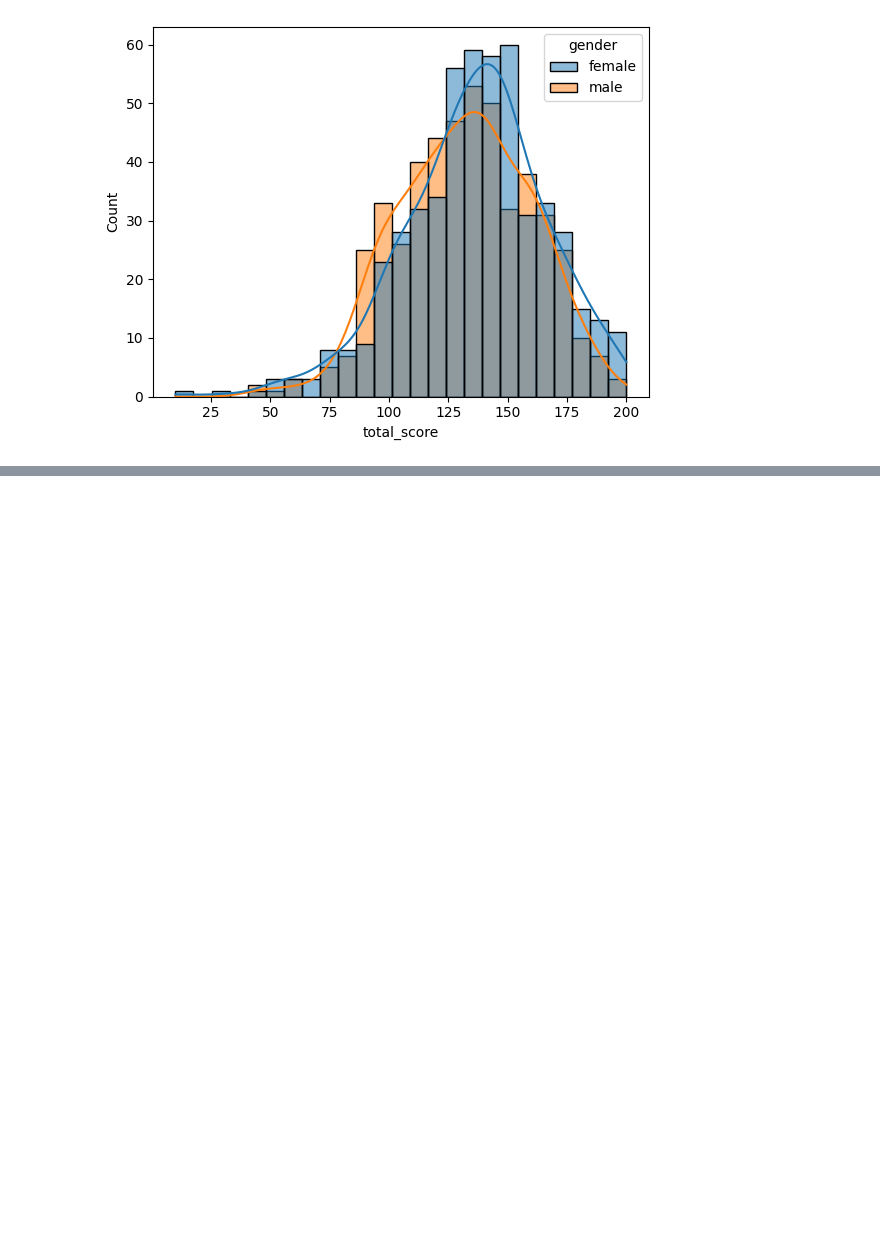
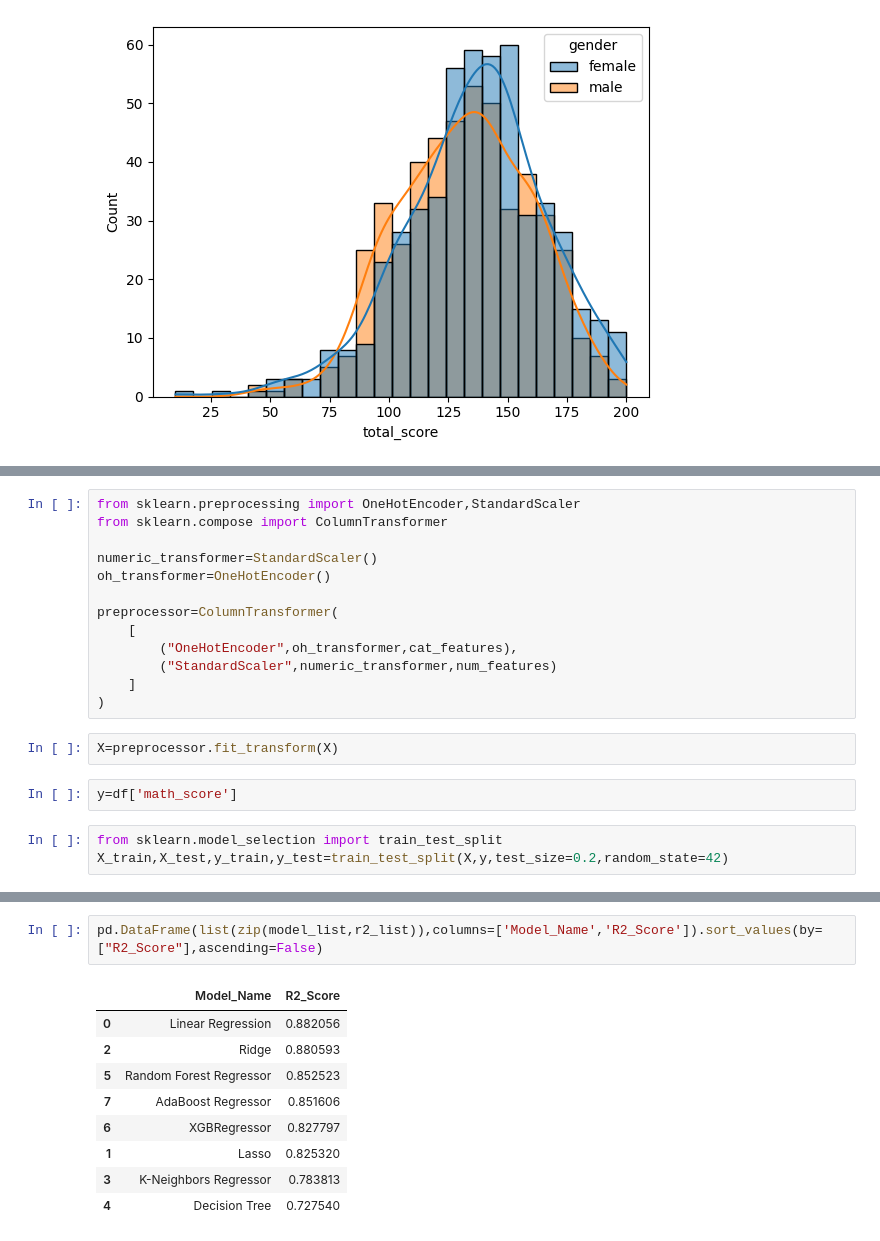
Before and after one commit to praveensk7/ML_Project, a Jupyter notebook: Notebook/EDA.ipynb, the cells around one changed output, grey strips where cells are left out. Saved outputs shown, nothing was run; the diff lists cells and outputs as text; blank space fills up the shorter version.

Commit message:
Model trained

```diff
--- a/Notebook/EDA.ipynb
+++ b/Notebook/EDA.ipynb
@@ -74,0 +106,20 @@ sns.histplot(data=df,x='total_score',kde=True,hue='gender')
+# %%
+from sklearn.preprocessing import OneHotEncoder,StandardScaler
+from sklearn.compose import ColumnTransformer
+
+numeric_transformer=StandardScaler()
+oh_transformer=OneHotEncoder()
+
+preprocessor=ColumnTransformer(
+    [
+        ("OneHotEncoder",oh_transformer,cat_features),
+        ("StandardScaler",numeric_transformer,num_features)
+    ]
+)
+# %%
+X=preprocessor.fit_transform(X)
+# %%
+y=df['math_score']
+# %%
+from sklearn.model_selection import train_test_split
+X_train,X_test,y_train,y_test=train_test_split(X,y,test_size=0.2,random_state=42)
@@ -74,0 +227,12 @@ sns.histplot(data=df,x='total_score',kde=True,hue='gender')
+# %%
+pd.DataFrame(list(zip(model_list,r2_list)),columns=['Model_Name','R2_Score']).sort_values(by=["R2_Score"],ascending=False)
+# %% [output]
+|  | Model_Name | R2_Score |
+| 0 | Linear Regression | 0.882056 |
+| 2 | Ridge | 0.880593 |
+| 5 | Random Forest Regressor | 0.852523 |
+| 7 | AdaBoost Regressor | 0.851606 |
+| 6 | XGBRegressor | 0.827797 |
+| 1 | Lasso | 0.825320 |
+| 3 | K-Neighbors Regressor | 0.783813 |
+| 4 | Decision Tree | 0.727540 |
```
Also changed, not shown: parts of 8 cells of this notebook, 8 other files.
